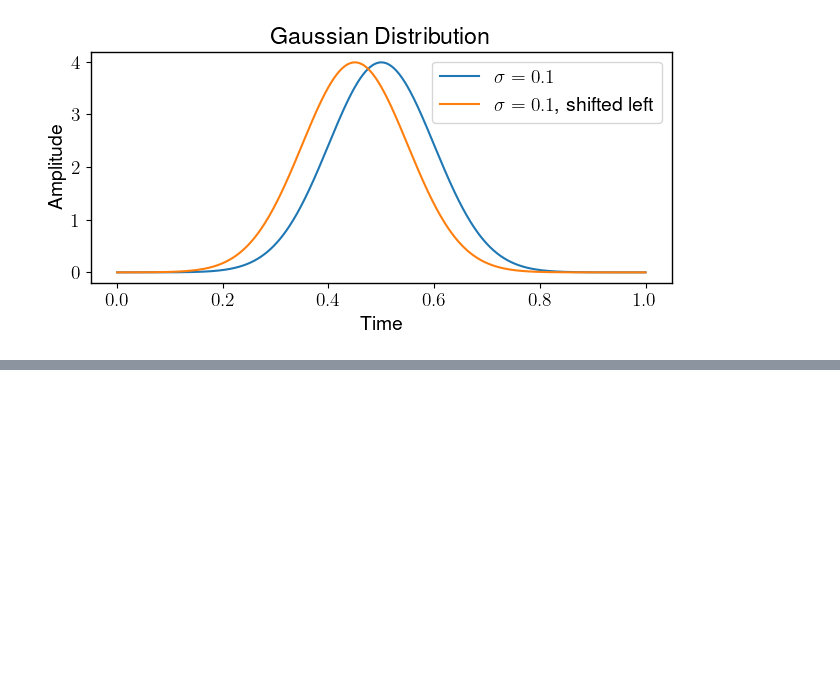
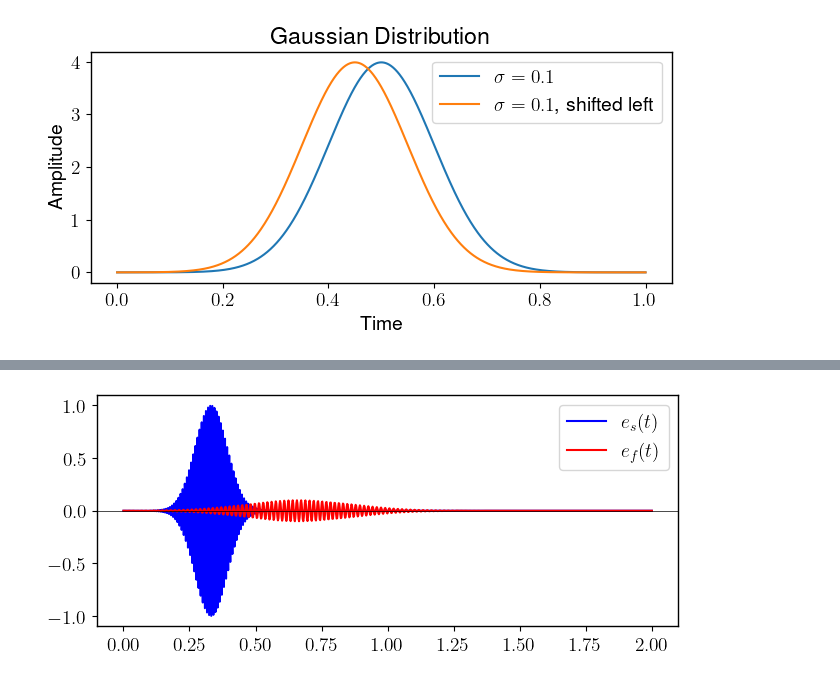
Before and after one commit to rahmahi/DMBL-Engine, a Jupyter notebook: code_STIRAP_DMBL_Engine/stirap_pulse.ipynb, the cells around one changed output, grey strips where cells are left out. Drawn from its saved outputs; the diff is of its cells as text; code cells hidden in the pictures; blank space fills up the shorter version.

```diff
--- a/code_STIRAP_DMBL_Engine/stirap_pulse.ipynb
+++ b/code_STIRAP_DMBL_Engine/stirap_pulse.ipynb
@@ -206,0 +227,50 @@ plt.show()
+# %%
+import numpy as np
+import matplotlib.pyplot as plt
+plt.rcParams.update({"figure.figsize": (7.5, 3),"text.usetex": True,"font.family": "sans-serif", "font.size": 14,"font.sans-serif": ["Helvetica"], "axes.edgecolor": "black", "axes.linewidth": 1.0})
+
+def amplitudes(t, beta_s, beta_f, As, Af, tau_s, tau_f):
+    """
+    Calculate the amplitudes of the two signals at a fixed time tfix.
+    """
+    return As * np.exp(-beta_s * (t - tau_s)**2), Af * np.exp(-beta_f * (t - tau_f)**2)
+
+
+
+t_s, t_f = 2* np.pi/3,  2* np.pi * 2/3
+
+As = 1   # max amplitude of the first signal
+Af = 0.1 # max amplitude of the second signal
+
+# Calculate the standard deviations of the two signals
+
+tau_s = 1/np.sqrt(2 * np.pi * As)
+tau_f = 1/np.sqrt(2 * np.pi * Af)
+beta_s = 1.0/(2*tau_s **2)
+beta_f = 1.0/(2*tau_f **2)
+
+#frequencies of the two signals
+ws, wf = 2 * np.pi * 20, 2 * np.pi *10
+
+times = np.linspace(0, 4* np.pi, 1000)
+
+# Calculate the amplitudes for the two signals
+e1sin = []
+e2sin = []
+
+tfix = 0
+
+for i, t in enumerate(times):
+    es, ef = amplitudes(t, beta_s, beta_f, As, Af, t_s, t_f)
+    e1sin.append(es * np.sin(ws * t))
+    e2sin.append(ef * np.sin(wf * t))
+
+plt.plot(times/(2* np.pi), e1sin, label=r"$e_s(t)$", color="blue")
+plt.plot(times/(2* np.pi), e2sin, label=r"$e_f(t)$", color="red")
+
+plt.axhline(0, color="black", lw=0.5)
+
+plt.legend()
+plt.show()
+# %% [output]
+[figure, added]
```
Also changed, not shown: parts of 2 cells of this notebook.
